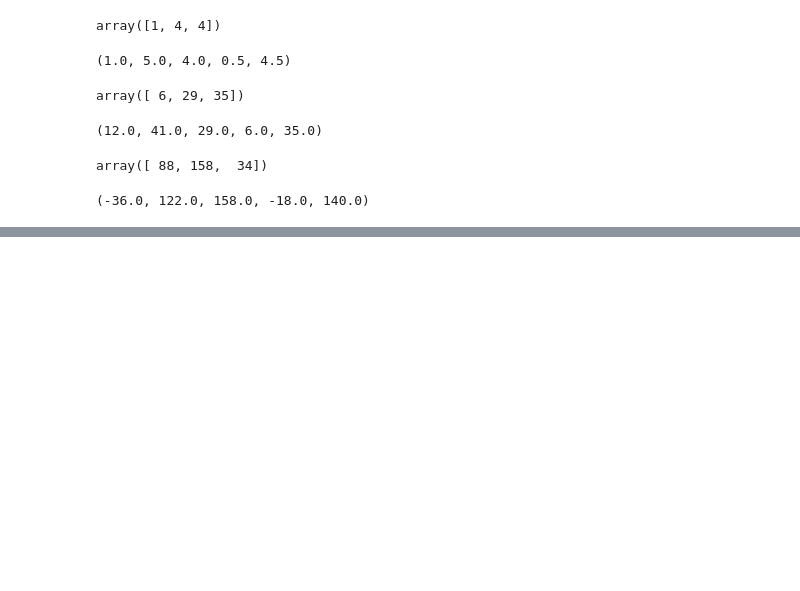
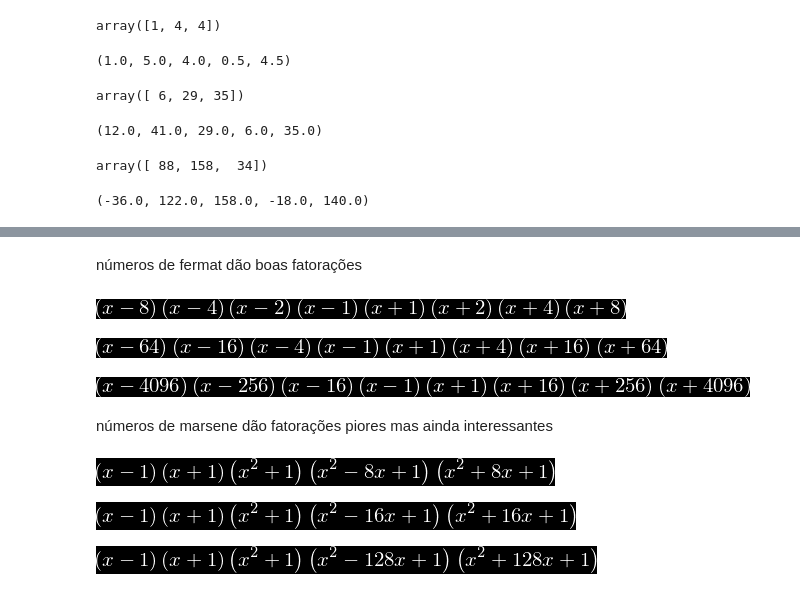
Before and after one commit to tarsioonofrio/fast-convolution-rtl, a Jupyter notebook: notebooks/complex-numbers.ipynb, the cells around one changed output, grey strips where cells are left out. Cells and saved outputs as stored; diff of their text form; code cells hidden in the pictures; blank space fills up the shorter version.

```diff
--- a/notebooks/complex-numbers.ipynb
+++ b/notebooks/complex-numbers.ipynb
@@ -359,0 +381,28 @@ multiplication_trick2(8, 2, 11, 17)
+# %% [markdown]
+números de fermat dão boas fatorações
+# %%
+sy.factor(poly , modulus=17)
+# %% [output]
+[figure, added]
+# %%
+sy.factor(poly , modulus=257)
+# %% [output]
+[figure, added]
+# %%
+sy.factor(poly , modulus=65_537)
+# %% [output]
+[figure, added]
+# %% [markdown]
+números de marsene dão fatorações piores mas ainda interessantes
+# %%
+sy.factor(poly , modulus=31)
+# %% [output]
+[figure, added]
+# %%
+sy.factor(poly , modulus=127)
+# %% [output]
+[figure, added]
+# %%
+sy.factor(poly , modulus=8191)
+# %% [output]
+[figure, added]
```
Also changed, not shown: parts of 9 cells of this notebook, 4 other files.
